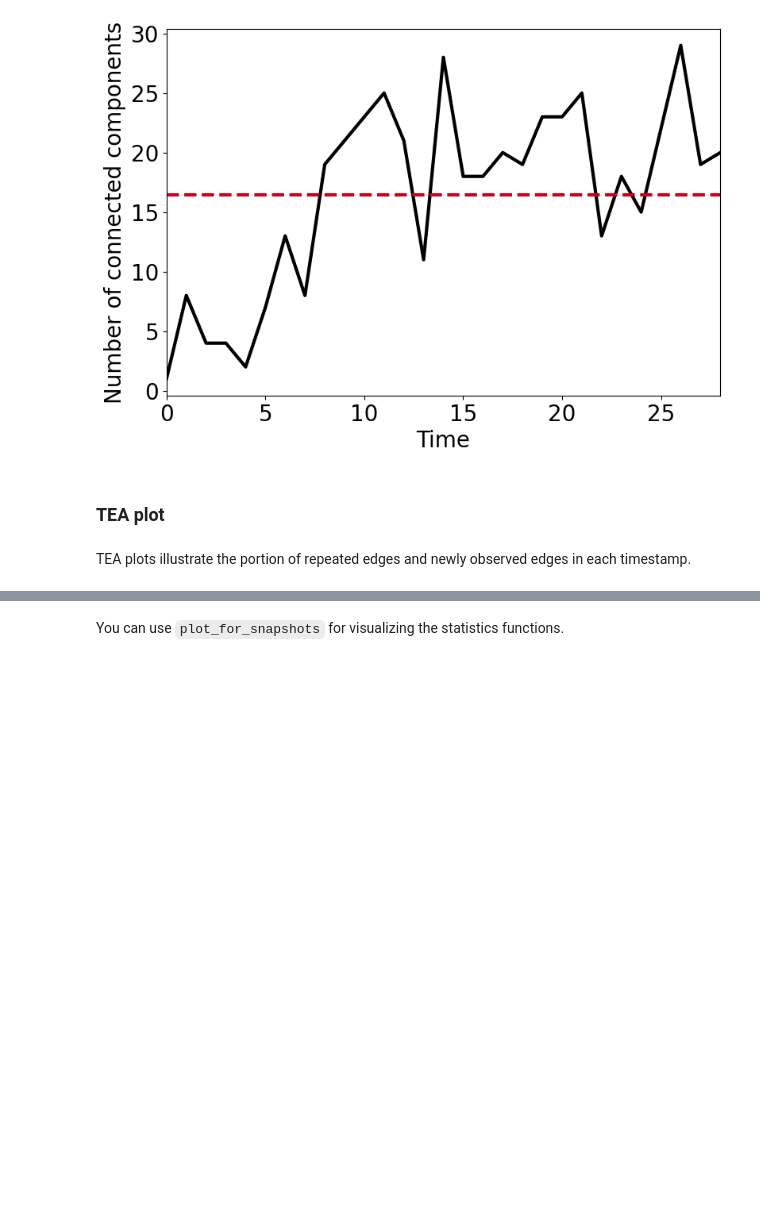
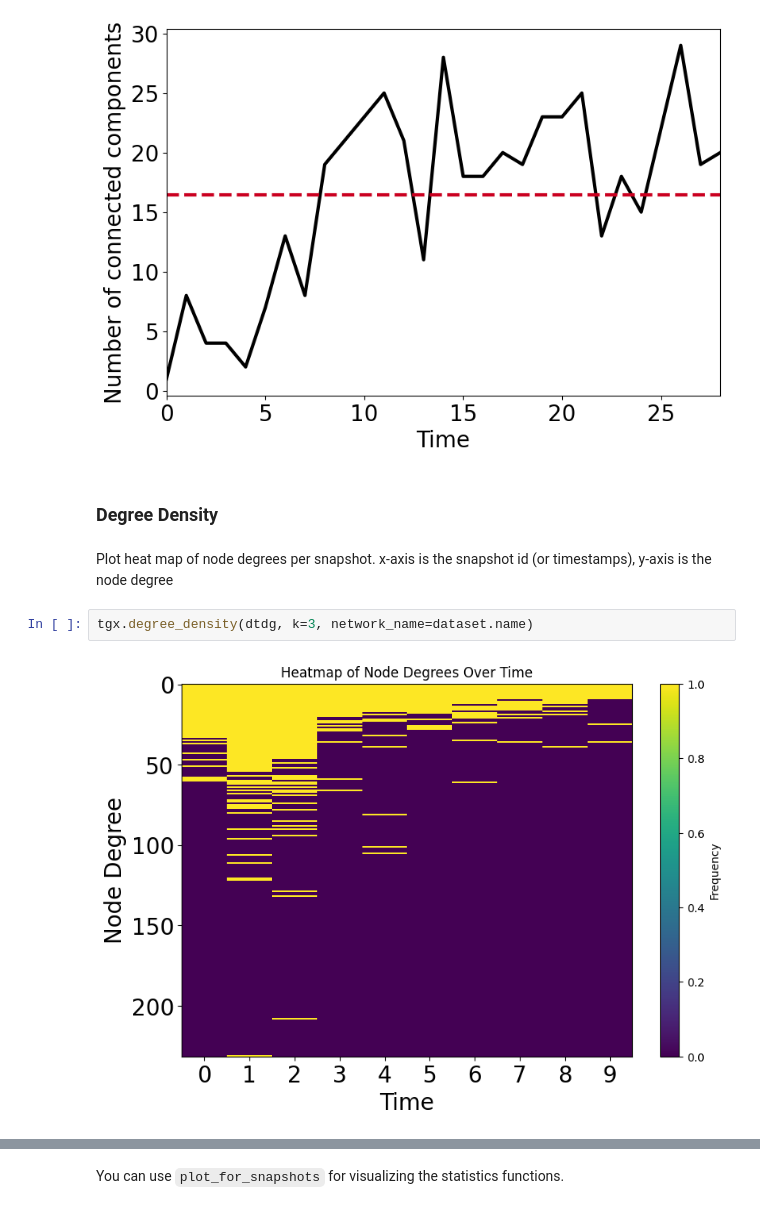
Before and after one commit to ComplexData-MILA/TGX, a Jupyter notebook: docs/tutorials/data_viz_stats.ipynb, the cells around one changed output, grey strips where cells are left out. Saved outputs shown, nothing was run; the diff lists cells and outputs as text; blank space fills up the shorter version.

```diff
--- a/docs/tutorials/data_viz_stats.ipynb
+++ b/docs/tutorials/data_viz_stats.ipynb
@@ -105,7 +116,11 @@ Plot number of connected components per timestamp. x-axis is the snapshot id (or
 tgx.connected_components_per_ts(dtdg, network_name=dataset.name)
 # %% [output]
 [figure]
-# %% [markdown]
-### TEA plot
-# %% [markdown]
-TEA plots illustrate the portion of repeated edges and newly observed edges in each timestamp.
+# %% [markdown]
+### Degree Density
+# %% [markdown]
+Plot heat map of node degrees per snapshot. x-axis is the snapshot id (or timestamps), y-axis is the node degree
+# %%
+tgx.degree_density(dtdg, k=3, network_name=dataset.name)
+# %% [output]
+[figure, added]
```
Also changed, not shown: parts of 39 cells of this notebook, 1 other file.
